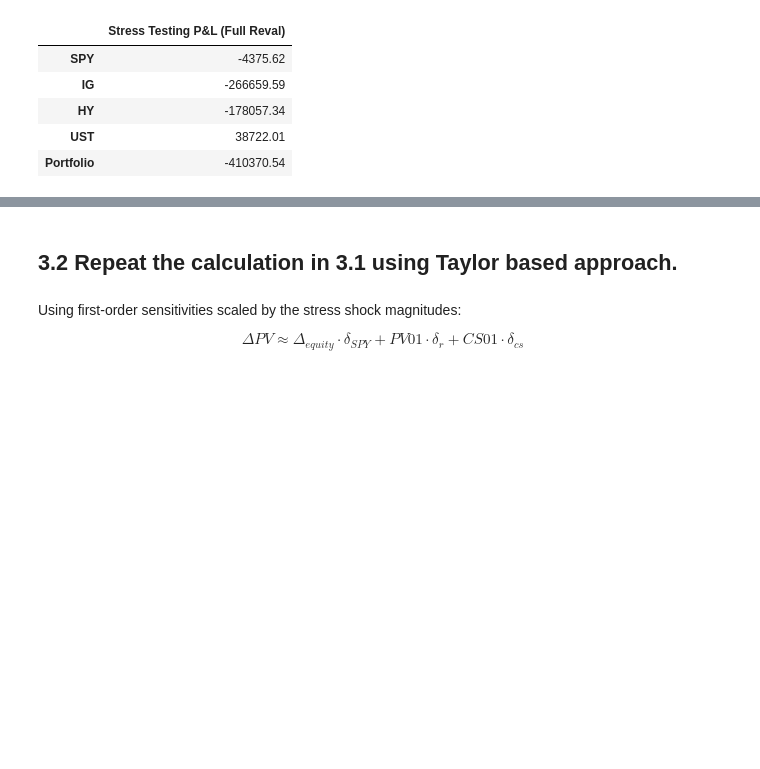
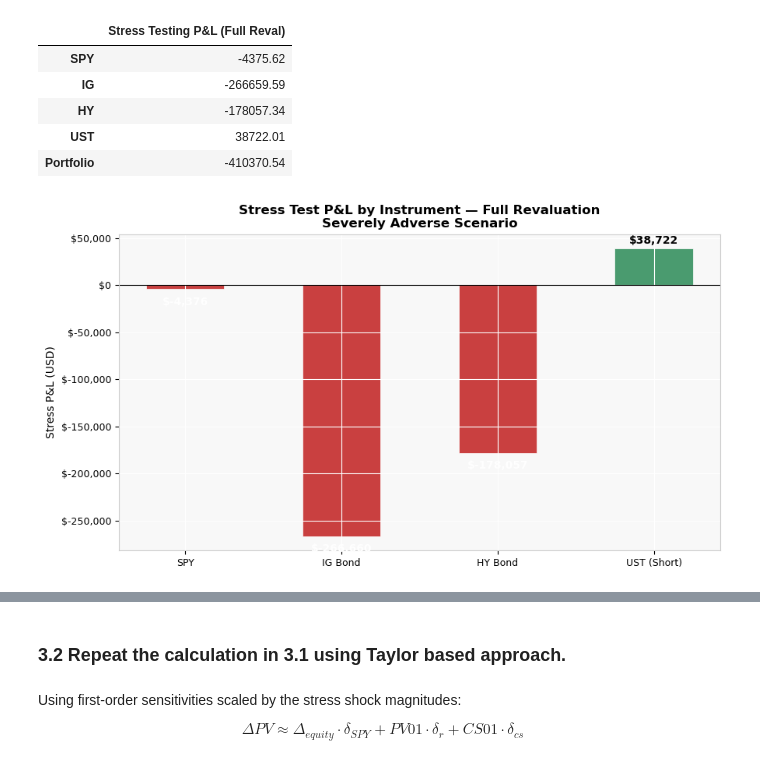
Before and after one commit to Thismv/Market-Risk-VaR-ES-Stress-Test, a Jupyter notebook: MR_starter.ipynb, the cells around one changed output, grey strips where cells are left out. Drawn from its saved outputs; the diff is of its cells as text; code cells hidden in the pictures; blank space fills up the shorter version.

```diff
--- a/MR_starter.ipynb
+++ b/MR_starter.ipynb
@@ -564,6 +592,29 @@ display(full_reval_df)
 | HY | -178057.34 |
 | UST | 38722.01 |
 | Portfolio | -410370.54 |
+# %%
+# Risk contribution bar chart
+fig, ax = plt.subplots(figsize=(9, 5))
+instruments  = ['SPY', 'IG Bond', 'HY Bond', 'UST (Short)']
+contributions = [SPY_shock_full_reval, IG_shock_full_reval,
+                 HY_shock_full_reval,  UST_shock_full_reval]
+bar_colors = [PALETTE[3] if v < 0 else PALETTE[2] for v in contributions]
+bars = ax.bar(instruments, contributions, color=bar_colors,
+              edgecolor='white', linewidth=0.5, width=0.5)
+ax.axhline(0, color='black', linewidth=0.8)
+for bar, val in zip(bars, contributions):
+    ypos = val - 8000 if val < 0 else val + 3000
+    ax.text(bar.get_x() + bar.get_width()/2, ypos,
+            f'${val:,.0f}', ha='center', va='top' if val < 0 else 'bottom',
+            fontsize=10, fontweight='bold', color='white' if val < 0 else 'black')
+ax.set_ylabel('Stress P&L (USD)')
+ax.set_title('Stress Test P&L by Instrument — Full Revaluation\nSeverely Adverse Scenario')
+ax.yaxis.set_major_formatter(mticker.FuncFormatter(lambda x, _: f'${x:,.0f}'))
+plt.tight_layout()
+plt.savefig('output/stress_contribution.png', bbox_inches='tight', dpi=150)
+plt.show()
+# %% [output]
+[figure, added]
 # %% [markdown]
 ### Note:
 
@@ -580,6 +631,6 @@ but offsets only ~9% of total losses.
 full_reval_df.to_csv('output/Q3_1_stress_testing_full_reval.csv')
 # %% [markdown]
-## 3.2 Repeat the calculation in 3.1 using Taylor based approach.
+### 3.2 Repeat the calculation in 3.1 using Taylor based approach.
 # %% [markdown]
 Using first-order sensitivities scaled by the stress shock magnitudes:
 
```
Also changed, not shown: parts of 56 cells of this notebook, 7 other files.
